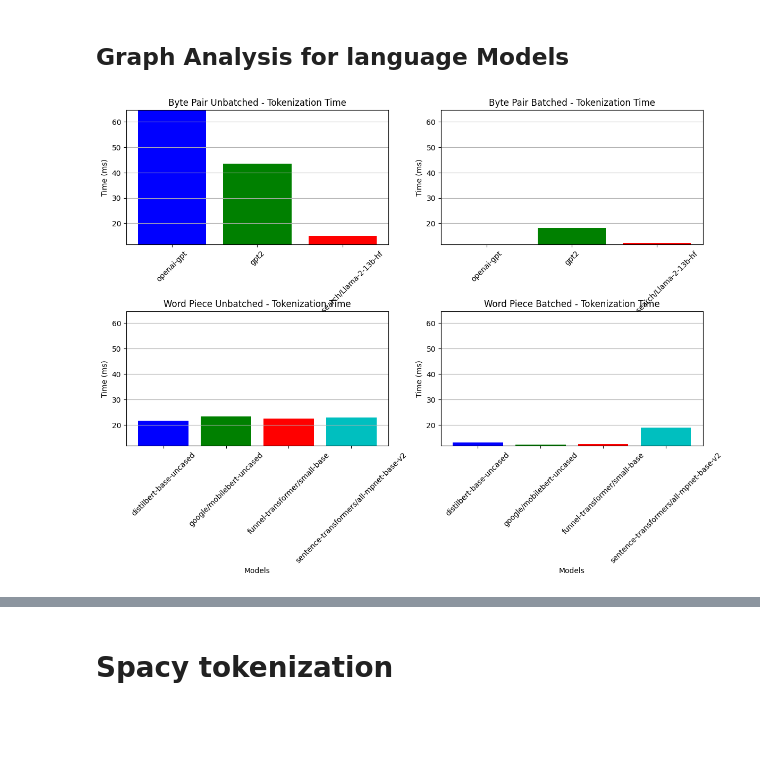
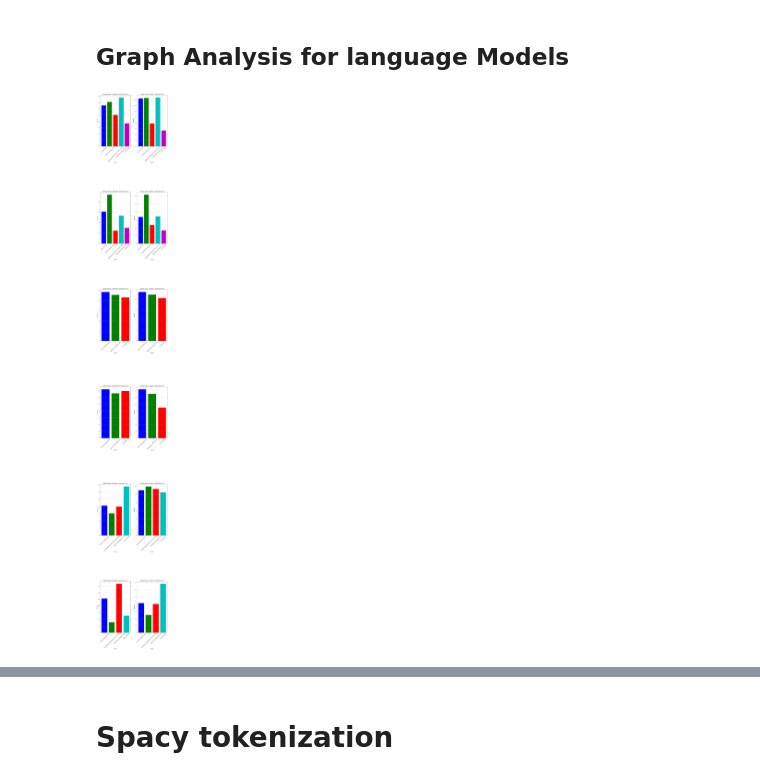
Before and after one commit to Yapping72/ICT3102-e-mc2-assignment-1, a Jupyter notebook: ICT3102_Assignment1.ipynb, the cells around one changed output, grey strips where cells are left out. Drawn from its saved outputs; the diff is of its cells as text; code cells hidden in the pictures; blank space fills up the shorter version.

```diff
--- a/ICT3102_Assignment1.ipynb
+++ b/ICT3102_Assignment1.ipynb
@@ -883,24 +869,40 @@ colors = ['b', 'g', 'r', 'c', 'm', 'y', 'k', '#FFA500', '#00FF00', '#800080', '#
 
 # Define the data and labels (same as before)
 data = [
-    byte_pair_timing_unbatched,
-    byte_pair_timing_batched,
-    word_piece_timing_unbatched,
-    word_piece_timing_batched,
+    chinese_corpus1_timing_unbatched,
+    chinese_corpus1_timing_batched,
+    chinese_corpus2_timing_unbatched,
+    chinese_corpus2_timing_batched,
+    spanish_corpus1_timing_unbatched,
+    spanish_corpus1_timing_batched,
+    spanish_corpus2_timing_unbatched,
+    spanish_corpus2_timing_batched,
+    english_corpus1_timing_unbatched,  # Add English Unbatched data here
+    english_corpus1_timing_batched,    # Add English Batched data here
+    english_corpus2_timing_unbatched,  # Add English Unbatched data here
+    english_corpus2_timing_batched     # Add English Batched data here
 ]
 
 labels = [
-    'Byte Pair Unbatched',
-    'Byte Pair Batched',
-    'Word Piece Unbatched',
-    'Word Piece Batched',
+    'Chinese Corpus 1 Unbatched',
+    'Chinese Corpus 1 Batched',
+    'Chinese Corpus 2 Unbatched',
+    'Chinese Corpus 2 Batched',
+    'Spanish Corpus 1 Unbatched',
+    'Spanish Corpus 1 Batched',
+    'Spanish Corpus 2 Unbatched',
+    'Spanish Corpus 2 Batched',
+    'English Corpus 1 Unbatched',  # Add English Unbatched label here
+    'English Corpus 1 Batched',    # Add English Batched label here
+    'English Corpus 2 Unbatched',  # Add English Unbatched label here
+    'English Corpus 2 Batched'     # Add English Batched label here
 ]
 
 # Create subplots in a grid layout
-n_rows = 2  # Number of rows (one for each pair of methods)
+n_rows = 6  # Number of rows (one for each method)
 n_cols = 2  # Number of columns (Unbatched and Batched)
 
-fig, axs = plt.subplots(n_rows, n_cols, figsize=(14, 8))  # Adjust the figure height and width
+fig, axs = plt.subplots(n_rows, n_cols, figsize=(14, 30))  # Increase the figure height for additional data
 
 # Initialize variables to store min and max values for y-axis scaling
 min_value = float('inf')
@@ -912,35 +914,33 @@ for i, (label, d) in enumerate(zip(labels, data)):
     col = i % n_cols   # Calculate the column index
 
     methods = []
     tokenization_times = []
 
     for method, times in d.items():
         if method == 'method':
             continue
         methods.append(method)
         tokenization_time = times.get('Tokenization', 0.0)
         tokenization_times.append(tokenization_time)
 
     ax = axs[row, col]
     ax.bar(methods, tokenization_times, color=colors)
     ax.set_title(f"{label} - Tokenization Time")
     ax.set_xlabel('Models')
     ax.set_ylabel('Time (ms)')
     ax.set_xticklabels(methods, rotation=45)
     ax.grid(axis='y')
 
     # Update min and max values for y-axis scaling
     min_value = min(min_value, min(tokenization_times))
     max_value = max(max_value, max(tokenization_times))
 
-# Set a common y-axis scale for all subplots
-for ax in axs.flatten():
-    ax.set_ylim(min_value, max_value)
+
 
 # Adjust spacing between subplots and add padding at the top
-plt.subplots_adjust(hspace=0.5, top=0.9)
+plt.subplots_adjust(hspace=0.9, top=3)  # Increase top padding for additional data
 
 # Show the plot
 plt.show()
 # %% [output]
-[figure, old version]
+[figure, new version]
```
Also changed, not shown: parts of 14 cells of this notebook.
